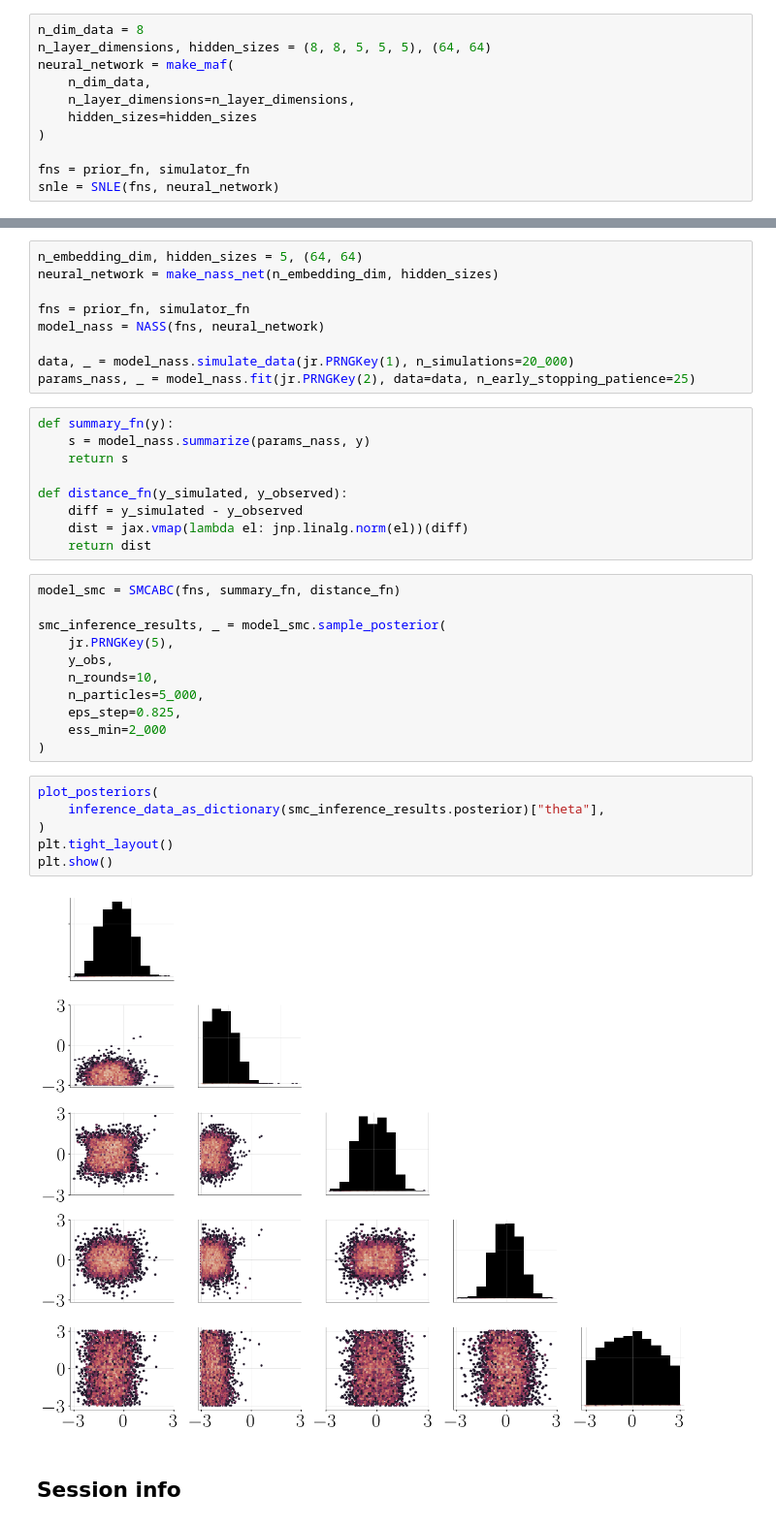
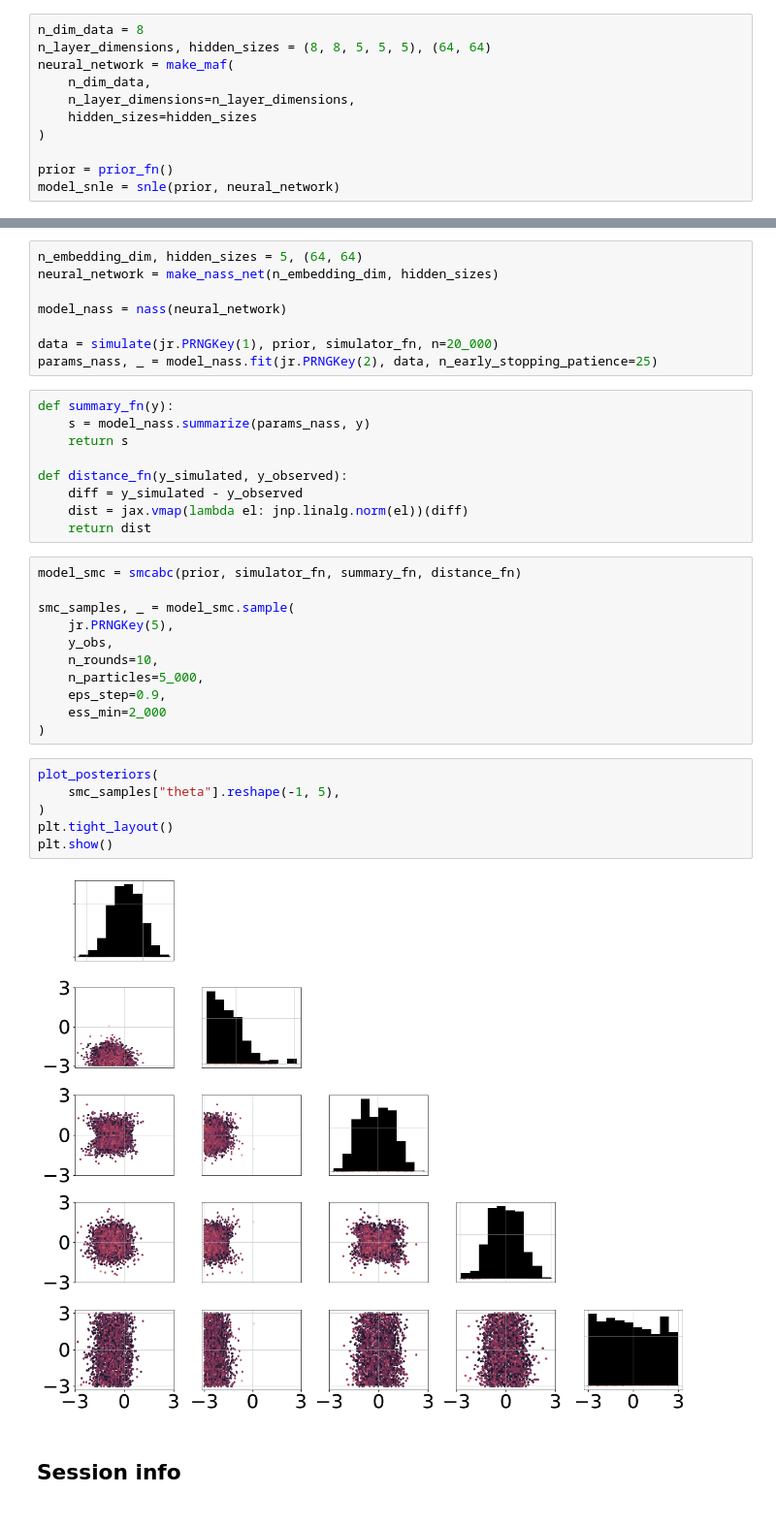
Before and after one commit to dirmeier/sbijax, a Jupyter notebook: docs/notebooks/examples.ipynb, the cells around one changed output, grey strips where cells are left out. Shown at 97% size. Saved outputs shown, nothing was run; the diff lists cells and outputs as text.

```diff
--- a/docs/notebooks/examples.ipynb
+++ b/docs/notebooks/examples.ipynb
@@ -286,6 +191,6 @@ neural_network = make_maf(
     hidden_sizes=hidden_sizes
 )
 
-fns = prior_fn, simulator_fn
-snle = SNLE(fns, neural_network)
+prior = prior_fn()
+model_snle = snle(prior, neural_network)
 # %%
@@ -361,11 +265,10 @@ from sbijax.nn import make_nass_net
 n_embedding_dim, hidden_sizes = 5, (64, 64)
 neural_network = make_nass_net(n_embedding_dim, hidden_sizes)
 
-fns = prior_fn, simulator_fn
-model_nass = NASS(fns, neural_network)
+model_nass = nass(neural_network)
 
-data, _ = model_nass.simulate_data(jr.PRNGKey(1), n_simulations=20_000)
-params_nass, _ = model_nass.fit(jr.PRNGKey(2), data=data, n_early_stopping_patience=25)
+data = simulate(jr.PRNGKey(1), prior, simulator_fn, n=20_000)
+params_nass, _ = model_nass.fit(jr.PRNGKey(2), data, n_early_stopping_patience=25)
 # %%
 def summary_fn(y):
     s = model_nass.summarize(params_nass, y)
@@ -376,24 +279,24 @@ def distance_fn(y_simulated, y_observed):
     dist = jax.vmap(lambda el: jnp.linalg.norm(el))(diff)
     return dist
 # %%
-model_smc = SMCABC(fns, summary_fn, distance_fn)
+model_smc = smcabc(prior, simulator_fn, summary_fn, distance_fn)
 
-smc_inference_results, _ = model_smc.sample_posterior(
+smc_samples, _ = model_smc.sample(
     jr.PRNGKey(5),
     y_obs,
     n_rounds=10,
     n_particles=5_000,
-    eps_step=0.825,
+    eps_step=0.9,
     ess_min=2_000
 )
 # %%
 plot_posteriors(
-    inference_data_as_dictionary(smc_inference_results.posterior)["theta"],
+    smc_samples["theta"].reshape(-1, 5),
 )
 plt.tight_layout()
 plt.show()
 # %% [output]
-[figure, old version]
+[figure, new version]
 # %% [markdown]
 ## Session info
 # %%
```
Also changed, not shown: parts of 21 cells of this notebook, 41 other files.
